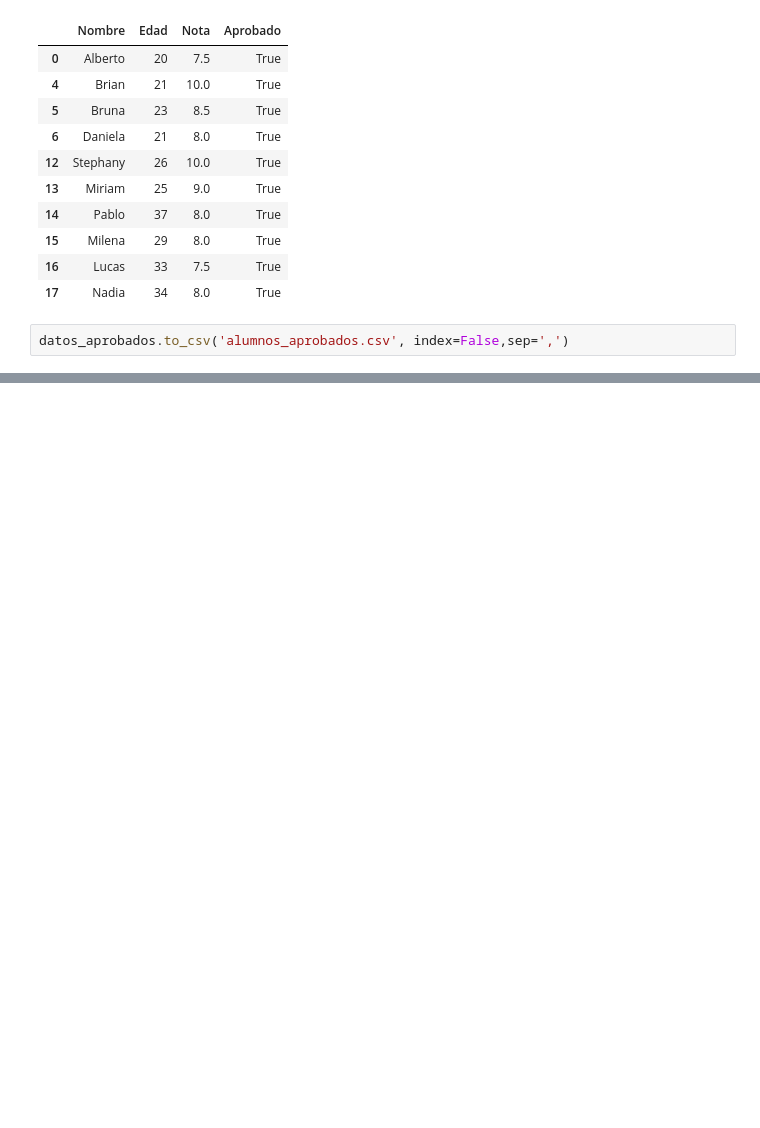
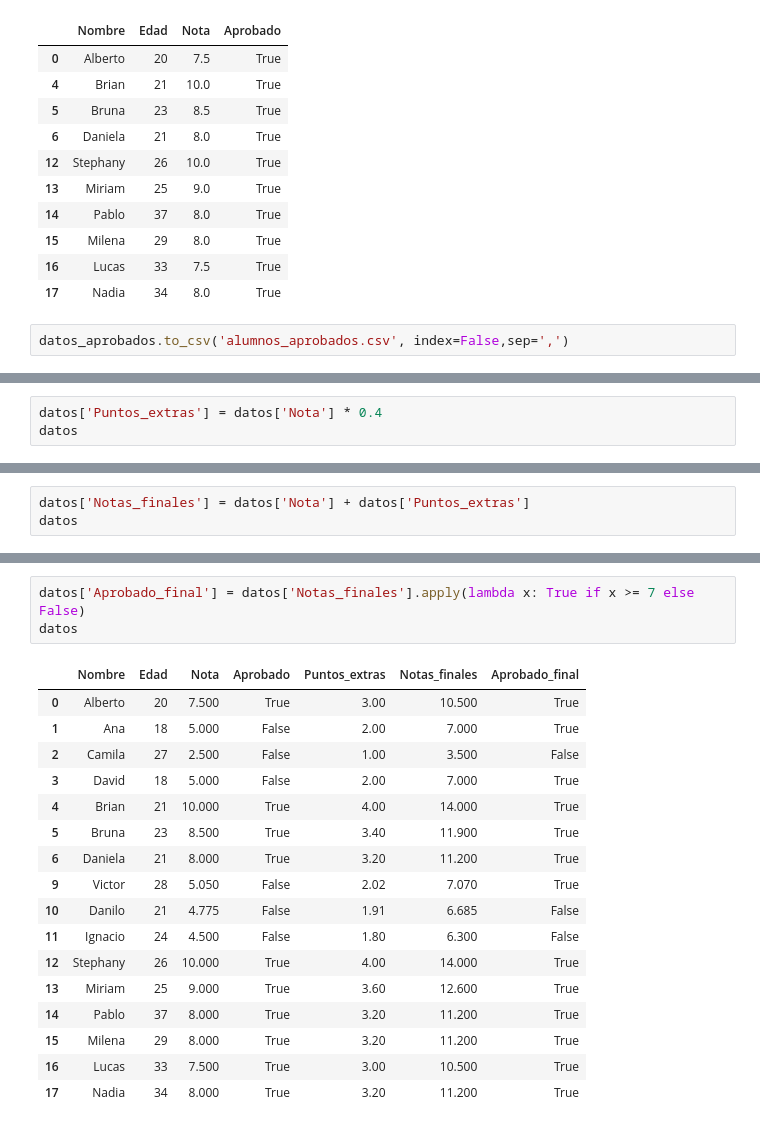
Before and after one commit to aylenfv/Conociendo-Pandas-Practica1, a Jupyter notebook: alumnos.ipynb, the cells around one changed output, grey strips where cells are left out. Saved outputs shown, nothing was run; the diff lists cells and outputs as text; blank space fills up the shorter version.

```diff
--- a/alumnos.ipynb
+++ b/alumnos.ipynb
@@ -656,0 +681,3 @@ datos_aprobados.to_csv('alumnos_aprobados.csv', index=False,sep=',')
+# %%
+datos['Puntos_extras'] = datos['Nota'] * 0.4
+datos
@@ -656,0 +706,3 @@ datos_aprobados.to_csv('alumnos_aprobados.csv', index=False,sep=',')
+# %%
+datos['Notas_finales'] = datos['Nota'] + datos['Puntos_extras']
+datos
@@ -656,0 +734,21 @@ datos_aprobados.to_csv('alumnos_aprobados.csv', index=False,sep=',')
+# %%
+datos['Aprobado_final'] = datos['Notas_finales'].apply(lambda x: True if x >= 7 else False)
+datos
+# %% [output]
+|  | Nombre | Edad | Nota | Aprobado | Puntos_extras | Notas_finales | Aprobado_final |
+| 0 | Alberto | 20 | 7.500 | True | 3.00 | 10.500 | True |
+| 1 | Ana | 18 | 5.000 | False | 2.00 | 7.000 | True |
+| 2 | Camila | 27 | 2.500 | False | 1.00 | 3.500 | False |
+| 3 | David | 18 | 5.000 | False | 2.00 | 7.000 | True |
+| 4 | Brian | 21 | 10.000 | True | 4.00 | 14.000 | True |
+| 5 | Bruna | 23 | 8.500 | True | 3.40 | 11.900 | True |
+| 6 | Daniela | 21 | 8.000 | True | 3.20 | 11.200 | True |
+| 9 | Victor | 28 | 5.050 | False | 2.02 | 7.070 | True |
+| 10 | Danilo | 21 | 4.775 | False | 1.91 | 6.685 | False |
+| 11 | Ignacio | 24 | 4.500 | False | 1.80 | 6.300 | False |
+| 12 | Stephany | 26 | 10.000 | True | 4.00 | 14.000 | True |
+| 13 | Miriam | 25 | 9.000 | True | 3.60 | 12.600 | True |
+| 14 | Pablo | 37 | 8.000 | True | 3.20 | 11.200 | True |
+| 15 | Milena | 29 | 8.000 | True | 3.20 | 11.200 | True |
+| 16 | Lucas | 33 | 7.500 | True | 3.00 | 10.500 | True |
+| 17 | Nadia | 34 | 8.000 | True | 3.20 | 11.200 | True |
```
Also changed, not shown: parts of 14 cells of this notebook.
